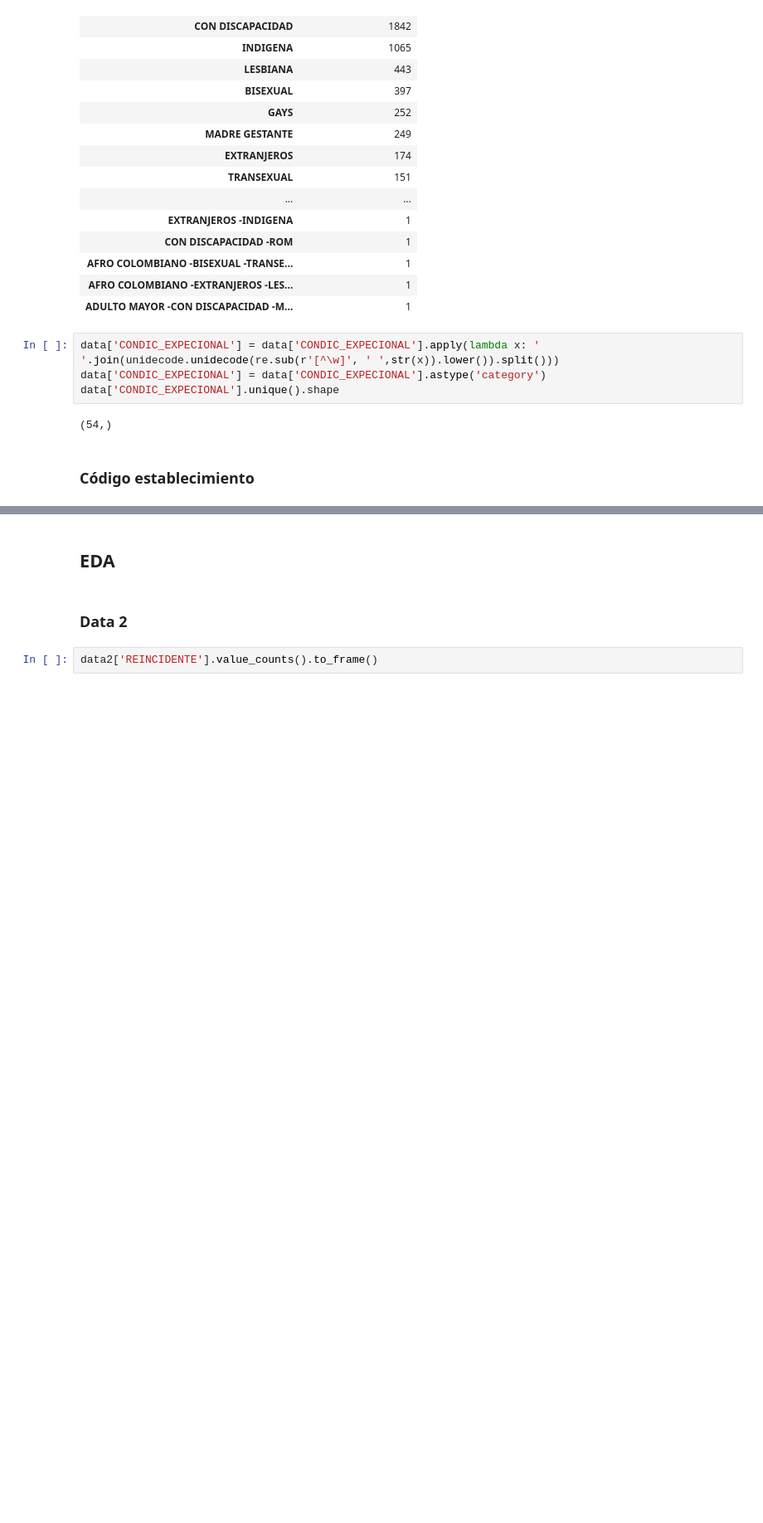
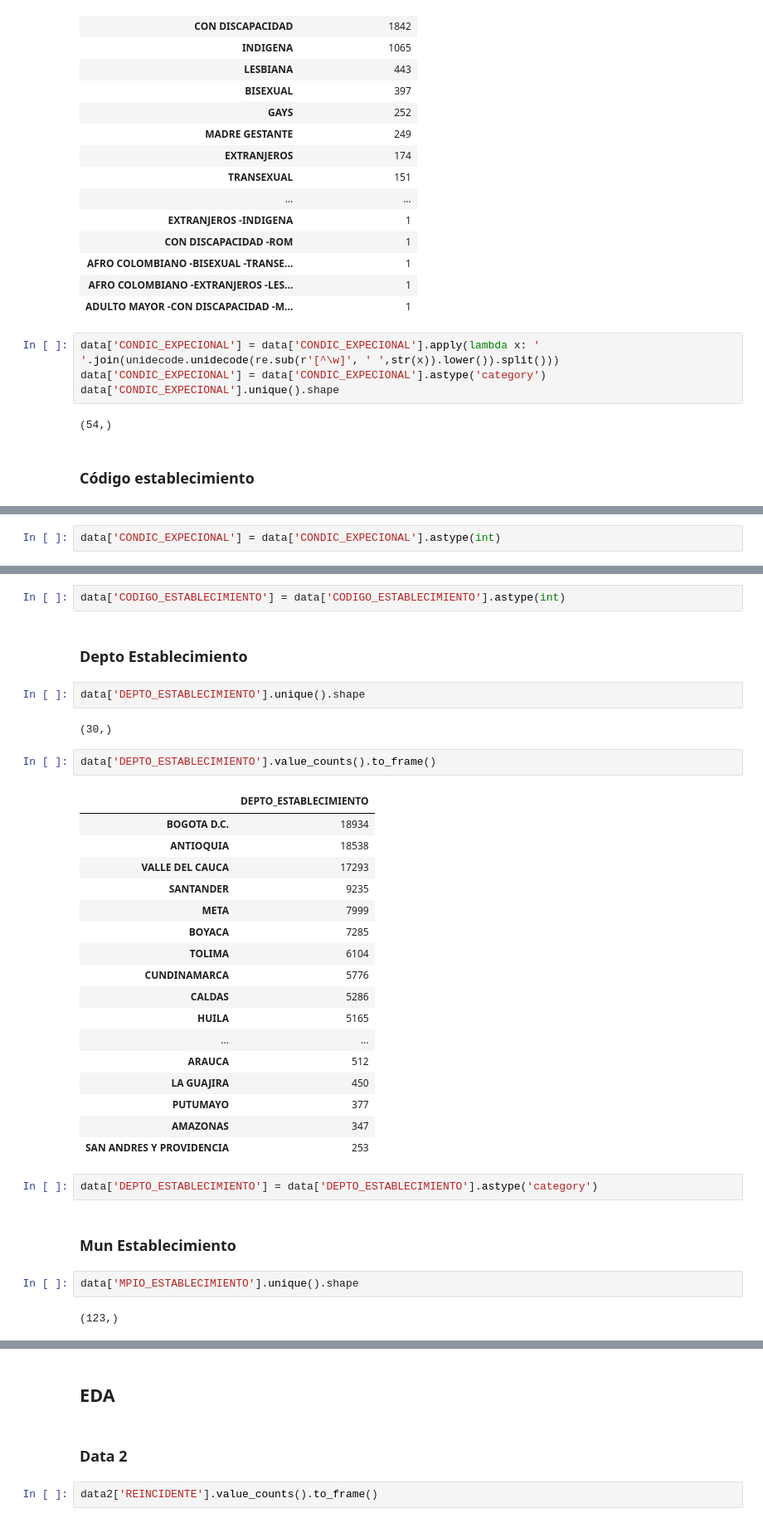
Before and after one commit to dehoyosb/MinJusticia_team77_DS4A_Project, a Jupyter notebook: exploratory_data_analysis_daniel.ipynb, the cells around one changed output, grey strips where cells are left out. Shown at 83% size. Saved outputs shown, nothing was run; the diff lists cells and outputs as text; blank space fills up the shorter version.

```diff
--- a/exploratory_data_analysis_daniel.ipynb
+++ b/exploratory_data_analysis_daniel.ipynb
@@ -617,0 +640,2 @@ CODIGO_ESTABLECIMIENTO
+# %%
+data['CONDIC_EXPECIONAL'] = data['CONDIC_EXPECIONAL'].astype(int)
@@ -617,0 +666,36 @@ CODIGO_ESTABLECIMIENTO
+# %%
+data['CODIGO_ESTABLECIMIENTO'] = data['CODIGO_ESTABLECIMIENTO'].astype(int)
+# %% [markdown]
+### Depto Establecimiento
+# %%
+data['DEPTO_ESTABLECIMIENTO'].unique().shape
+# %% [output]
+(30,)
+# %%
+data['DEPTO_ESTABLECIMIENTO'].value_counts().to_frame()
+# %% [output]
+|  | DEPTO_ESTABLECIMIENTO |
+| BOGOTA D.C. | 18934 |
+| ANTIOQUIA | 18538 |
+| VALLE DEL CAUCA | 17293 |
+| SANTANDER | 9235 |
+| META | 7999 |
+| BOYACA | 7285 |
+| TOLIMA | 6104 |
+| CUNDINAMARCA | 5776 |
+| CALDAS | 5286 |
+| HUILA | 5165 |
+| ... | ... |
+| ARAUCA | 512 |
+| LA GUAJIRA | 450 |
+| PUTUMAYO | 377 |
+| AMAZONAS | 347 |
+| SAN ANDRES Y PROVIDENCIA | 253 |
+# %%
+data['DEPTO_ESTABLECIMIENTO'] = data['DEPTO_ESTABLECIMIENTO'].astype('category')
+# %% [markdown]
+### Mun Establecimiento
+# %%
+data['MPIO_ESTABLECIMIENTO'].unique().shape
+# %% [output]
+(123,)
```
Also changed, not shown: parts of 22 cells of this notebook.
